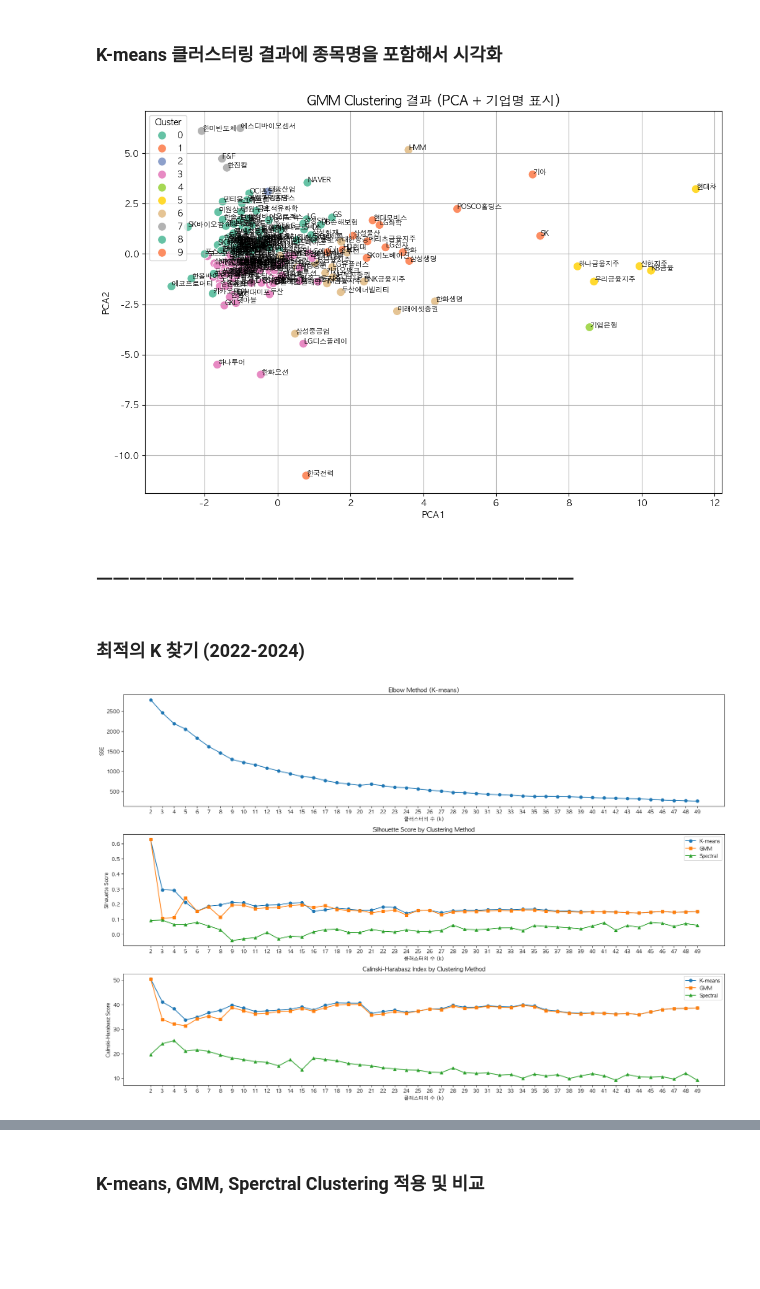
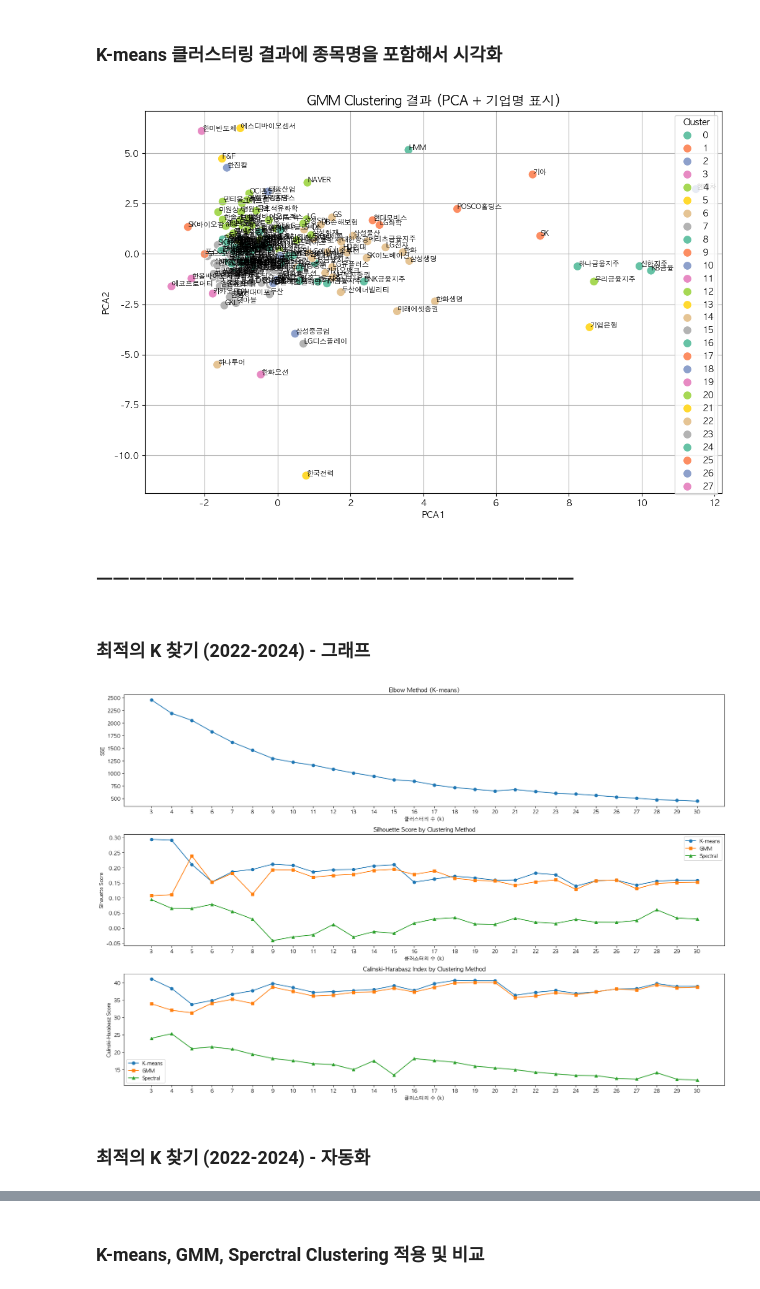
Before and after one commit to susungpark/SW-Capstone-Design, a Jupyter notebook: code/modeling_cospi200.ipynb, the cells around one changed output, grey strips where cells are left out. Cells and saved outputs as stored; diff of their text form; code cells hidden in the pictures; blank space fills up the shorter version.

```diff
--- a/code/modeling_cospi200.ipynb
+++ b/code/modeling_cospi200.ipynb
@@ -182,21 +245,20 @@ plt.show()
 ### K-means, GMM, Sperctral Clustering 적용 및 비교
 # %%
 # Window 2020-2022
-# 3가지 평가 지표를 보고 k값을 결정함
 
 # K-means clustering
-# K-means는 k=12에서 가장 높은 점수를 보임
-kmeans = KMeans(n_clusters=12, random_state=42)
+# K-means는 k=26에서 가장 높은 점수를 보임
+kmeans = KMeans(n_clusters=26, random_state=42)
 kmeans_labels_2020_2022, kmeans_score_2020_2022 = evaluate_clustering(kmeans, X_scaled_df_2020_2022)
 
 # GMM
-# GMM은 k=4에서 가장 높은 점수를 보임
-gmm = GaussianMixture(n_components=4, random_state=42)
+# GMM은 k=29에서 가장 높은 점수를 보임
+gmm = GaussianMixture(n_components=26, random_state=42)
 gmm_labels_2020_2022, gmm_score_2020_2022 = evaluate_clustering(gmm, X_scaled_df_2020_2022, labels=gmm.fit_predict(X_scaled_df_2020_2022))
 
 # Spectral clustering
 # Spectral clustering은 거의 모든 k의 범위에서 평가가 낮게 나옴
-spectral = SpectralClustering(n_clusters=42, random_state=42, affinity='nearest_neighbors')
+spectral = SpectralClustering(n_clusters=29, random_state=42, affinity='nearest_neighbors')
 spectral_labels_2020_2022, spectral_score_2020_2022 = evaluate_clustering(spectral, X_scaled_df_2020_2022)
 
 
@@ -369,6 +431,6 @@ plt.show()
 # %%
 # 후보 K 값 범위 설정
-k_values = range(2, 50)
+k_values = range(3, 31)
 
 # 결과 저장용 리스트
 sse_list = [] # Elbow가 꺽이는 지점 확인용
@@ -443,21 +568,20 @@ plt.show()
 ### K-means, GMM, Sperctral Clustering 적용 및 비교
 # %%
 # Window 2021-2023
-# 3가지 평가 지표를 보고 k값을 결정함
 
 # K-means clustering
-# K-means는 k=10에서 가장 높은 점수를 보임
-kmeans = KMeans(n_clusters=10, random_state=42)
+# K-means는 k=28에서 가장 높은 점수를 보임
+kmeans = KMeans(n_clusters=28, random_state=42)
 kmeans_labels_2021_2023, kmeans_score_2021_2023 = evaluate_clustering(kmeans, X_scaled_df_2021_2023)
 
 # GMM
-# GMM은 k=7에서 가장 높은 점수를 보임
-gmm = GaussianMixture(n_components=7, random_state=42)
+# GMM은 k=28에서 가장 높은 점수를 보임
+gmm = GaussianMixture(n_components=28, random_state=42)
 gmm_labels_2021_2023, gmm_score_2021_2023 = evaluate_clustering(gmm, X_scaled_df_2021_2023, labels=gmm.fit_predict(X_scaled_df_2021_2023))
 
 # Spectral clustering
 # Spectral clustering은 거의 모든 k의 범위에서 평가가 낮게 나옴
-spectral = SpectralClustering(n_clusters=3, random_state=42, affinity='nearest_neighbors')
+spectral = SpectralClustering(n_clusters=27, random_state=42, affinity='nearest_neighbors')
 spectral_labels_2021_2023, spectral_score_2021_2023 = evaluate_clustering(spectral, X_scaled_df_2021_2023)
 
 
@@ -596,14 +720,14 @@ plt.legend(title='Cluster')
 plt.grid(True)
 plt.show()
 # %% [output]
-[figure, old version]
+[figure, new version]
 # %% [markdown]
 ### ㅡㅡㅡㅡㅡㅡㅡㅡㅡㅡㅡㅡㅡㅡㅡㅡㅡㅡㅡㅡㅡㅡㅡㅡㅡㅡㅡㅡㅡ
 # %% [markdown]
-### 최적의 K 찾기 (2022-2024)
+### 최적의 K 찾기 (2022-2024) - 그래프
 # %%
 # 후보 K 값 범위 설정
-k_values = range(2, 50)
+k_values = range(3, 31)
 
 # 결과 저장용 리스트
 sse_list = [] # Elbow가 꺽이는 지점 확인용
@@ -646,31 +770,33 @@ plt.plot(k_values, sse_list, marker='o')
 plt.xticks(k_values)  # 모든 k값을 x축에 표시함
 plt.title("Elbow Method (K-means)")
 plt.xlabel("클러스터의 수 (k)")
 plt.ylabel("SSE")
 
 # Silhouette Score
 plt.subplot(3, 1, 2)
 plt.plot(k_values, silhouette_scores, marker='o', label='K-means')
 plt.plot(k_values, gmm_silhouette_scores, marker='s', label='GMM')
 plt.plot(k_values, spectral_silhouette_scores, marker='^', label='Spectral')
 plt.xticks(k_values)  # 모든 k값을 x축에 표시함
 plt.title("Silhouette Score by Clustering Method")
 plt.xlabel("클러스터의 수 (k)")
 plt.ylabel("Silhouette Score")
 plt.legend()
 
 # Calinski-Harabasz Index
 plt.subplot(3, 1, 3)
 plt.plot(k_values, ch_scores, marker='o', label='K-means')
 plt.plot(k_values, gmm_ch_scores, marker='s', label='GMM')
 plt.plot(k_values, spectral_ch_scores, marker='^', label='Spectral')
 plt.xticks(k_values)  # 모든 k값을 x축에 표시함
 plt.title("Calinski-Harabasz Index by Clustering Method")
 plt.xlabel("클러스터의 수 (k)")
 plt.ylabel("Calinski-Harabasz Score")
 plt.legend()
 
 plt.tight_layout()
 plt.show()
 # %% [output]
-[figure, old version]
+[figure, new version]
+# %% [markdown]
+### 최적의 K 찾기 (2022-2024) - 자동화
```
Also changed, not shown: parts of 25 cells of this notebook.
